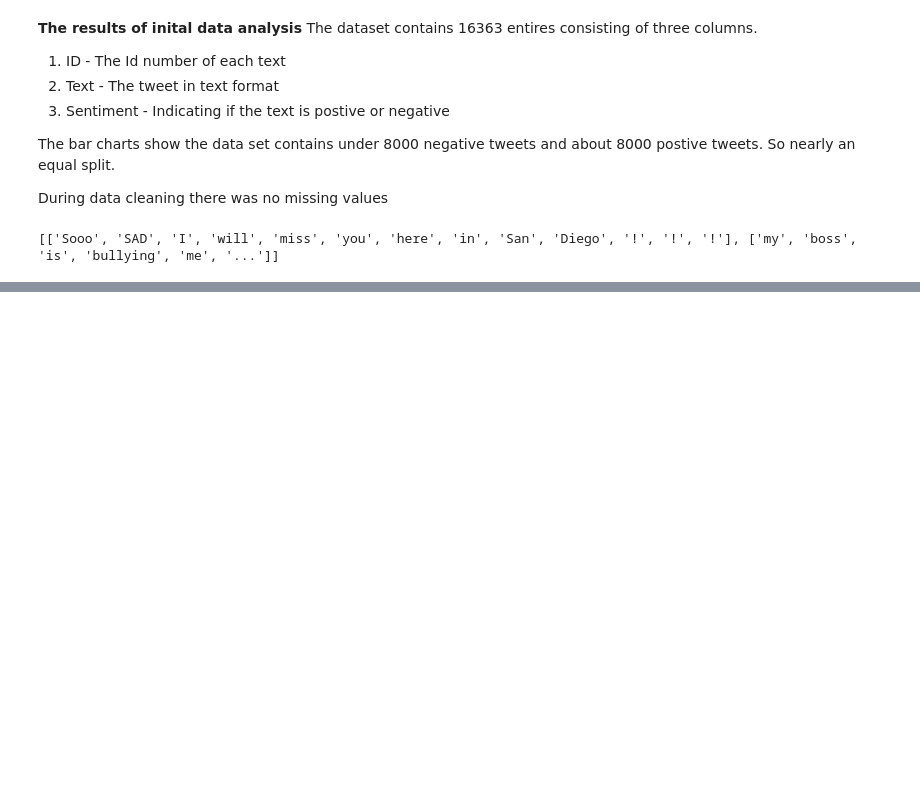
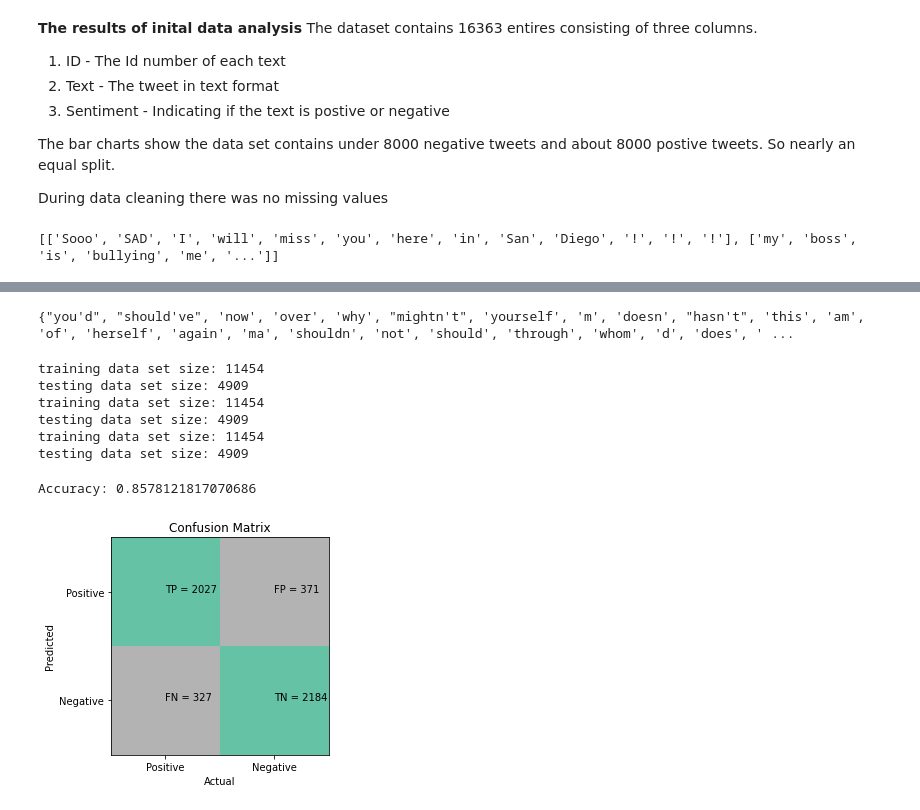
Before and after one commit to YazCodes/Sentiment-Analysis-Twitter, a Jupyter notebook: SentimentAnalysisTwitter.ipynb, the cells around one changed output, grey strips where cells are left out. Drawn from its saved outputs; the diff is of its cells as text; code cells hidden in the pictures; blank space fills up the shorter version.

```diff
--- a/SentimentAnalysisTwitter.ipynb
+++ b/SentimentAnalysisTwitter.ipynb
@@ -119,0 +168,35 @@ df['Tokenised_Text'] = list_tokenised_sentences
+# %%
+#stop word removal - The process of removing words that do not add meaning/context to text
+stop_words = set(stopwords.words('english'))
+print(stop_words) #priniting out the 'stop words'
+# %% [output]
+{"you'd", "should've", 'now', 'over', 'why', "mightn't", 'yourself', 'm', 'doesn', "hasn't", 'this', 'am', 'of', 'herself', 'again', 'ma', 'shouldn', 'not', 'should', 'through', 'whom', 'd', 'does', ' ...
+# %%
+#Models
+
+#Step one - You must seperate the data into training set and validation set.
+#This ensures you stop the model from overfitting (the model will preform well on this particular dataset but will not work on new data) and to test and train your model to get the best accuracy.
+#The validation set is used to see how well your model will do on data that did not get used in training.
+#test set - run evaluation metrics on the test set at the very end of your project, to get a sense of how well your model will do in production
+
+#split training and test in each column - text, tokenised_text and lemmatised text
+X_train_text, X_val_text, y_train, y_val = train_test_split(df['Text'], df['Sentiment'], test_size=0.3, random_state=100)
+print(f'training data set size: {len(X_train_text)}')
+print(f'testing data set size: {len(X_val_text)}')
+
+# use tokenised text
+X_train_tokenised_text, X_val_tokenised_text, y_train, y_val = train_test_split(df['Tokenised_Text'], df['Sentiment'], test_size=0.3, random_state=100)
+print(f'training data set size: {len(X_train_tokenised_text)}')
+print(f'testing data set size: {len(X_val_tokenised_text)}')
+
+# use lemmatised text
+X_train_lemmatised_text, X_val_lemmatised_text, y_train, y_val = train_test_split(df['Lemmatised_Text'], df['Sentiment'], test_size=0.3, random_state=100)
+print(f'training data set size: {len(X_train_lemmatised_text)}')
+print(f'testing data set size: {len(X_val_lemmatised_text)}')
+# %% [output]
+training data set size: 11454
+testing data set size: 4909
+training data set size: 11454
+testing data set size: 4909
+training data set size: 11454
+testing data set size: 4909
@@ -119,0 +229,33 @@ df['Tokenised_Text'] = list_tokenised_sentences
+# %%
+#SVM (support vector machine) classifier - finding a hyperplane that best divides a dataset into two classes
+
+# method to train and predict using SVM classifier
+def get_svm_predictions(X_train, X_val, y_train, y_val):
+  # build model
+  clf = svm.SVC(kernel='linear', random_state=100)
+  clf.fit(X_train, y_train)
+
+  # Make predictions on test data
+  y_pred = clf.predict(X_val)
+
+  # evalution
+  accuracy, confusion_matrix = evaluate(y_val, y_pred)
+  print(f'Accuracy: {accuracy}')
+  plot_confusion_matrix(confusion_matrix)
+
+  return clf
+# %%
+# Data preprocessing - lower casing, punctuation removal, tokenisation(NLTK), stop word removal
+# Features - tf-idf vector (1-grams)
+
+vectorizer = TfidfVectorizer(stop_words=stop_words)  # default: lowercase=True, ngram_range=(1,1)
+vectorizer.fit(X_train_tokenised_text)
+
+# convert train and test text data to numeric vectors
+X_train = vectorizer.transform(X_train_tokenised_text)
+X_val = vectorizer.transform(X_val_tokenised_text)
+
+model = get_svm_predictions(X_train, X_val, y_train, y_val)
+# %% [output]
+Accuracy: 0.8578121817070686
+[figure, added]
```
Also changed, not shown: parts of 7 cells of this notebook.
